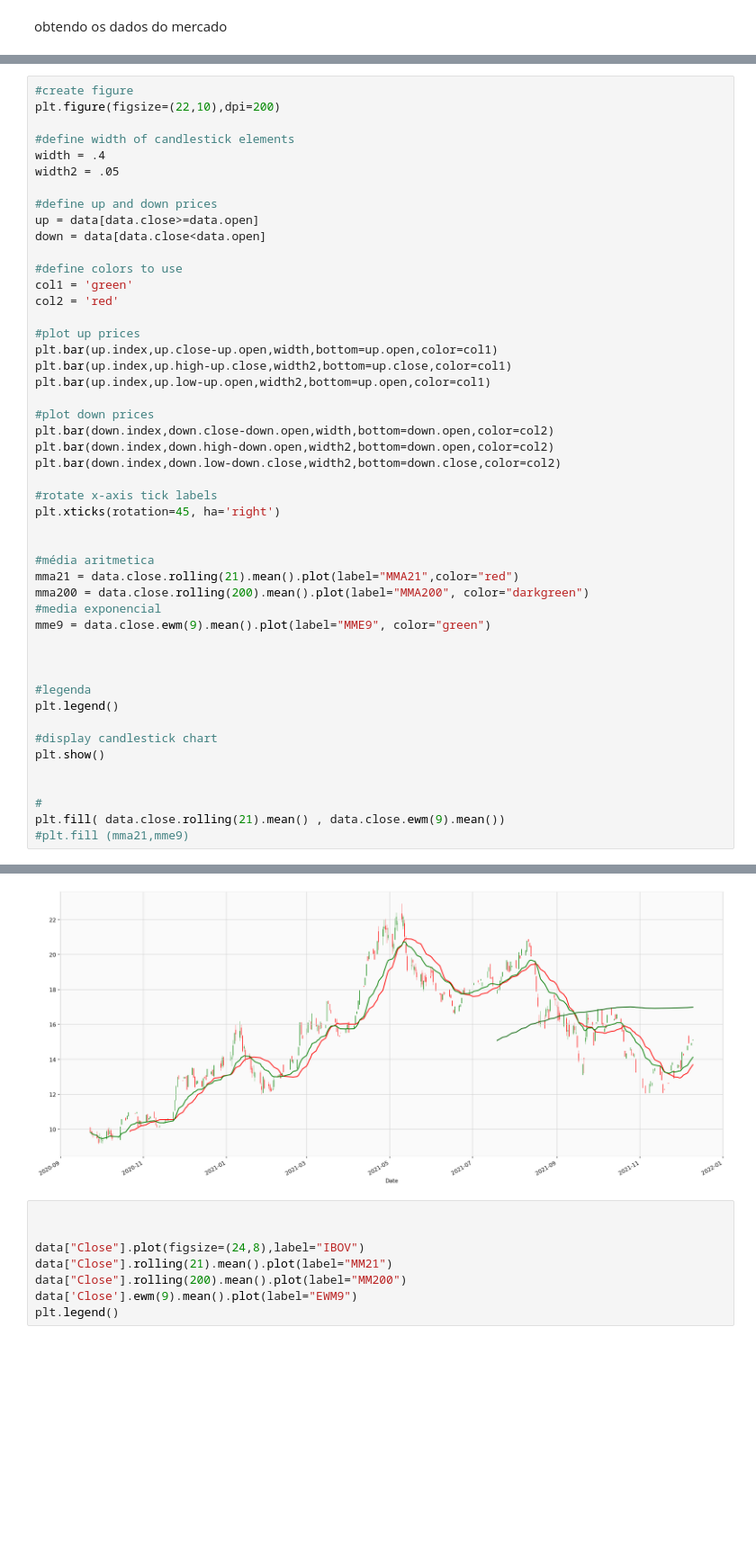
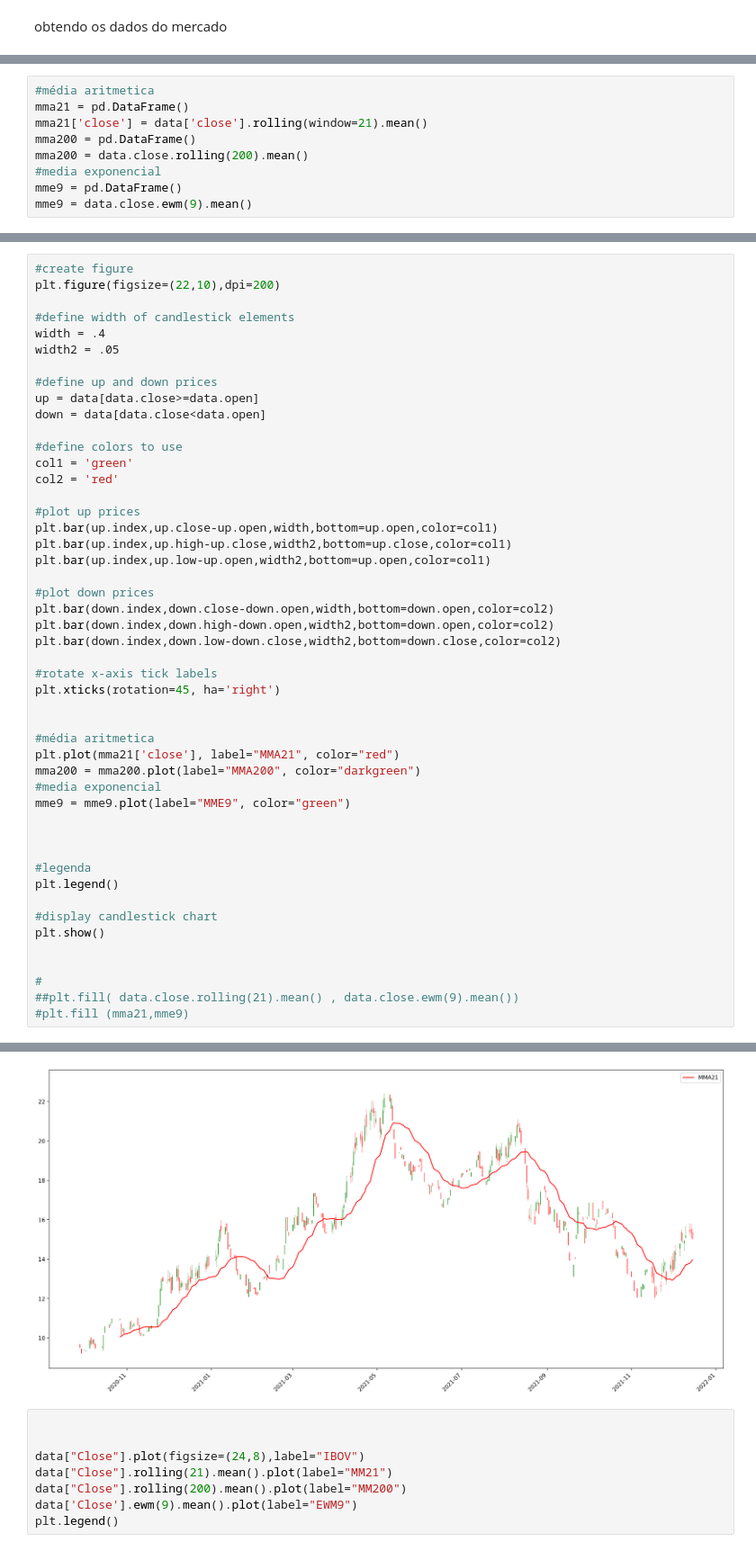
Before and after one commit to mozzaquatro/financial_market, a Jupyter notebook: 02_Definindo_intervalos,_calculando_e_plotando_médias_móveis.ipynb, the cells around one changed output, grey strips where cells are left out. Shown at 90% size. Drawn from its saved outputs; the diff is of its cells as text; blank space fills up the shorter version.

```diff
--- a/02_Definindo_intervalos,_calculando_e_plotando_médias_móveis.ipynb
+++ b/02_Definindo_intervalos,_calculando_e_plotando_médias_móveis.ipynb
@@ -30,0 +46,9 @@ data
+# %%
+#média aritmetica
+mma21 = pd.DataFrame()
+mma21['close'] = data['close'].rolling(window=21).mean()
+mma200 = pd.DataFrame()
+mma200 = data.close.rolling(200).mean()
+#media exponencial
+mme9 = pd.DataFrame()
+mme9 = data.close.ewm(9).mean()
@@ -59,10 +138,10 @@ plt.xticks(rotation=45, ha='right')
 
 
 #média aritmetica
-mma21 = data.close.rolling(21).mean().plot(label="MMA21",color="red")
-mma200 = data.close.rolling(200).mean().plot(label="MMA200", color="darkgreen")
+plt.plot(mma21['close'], label="MMA21", color="red")
+mma200 = mma200.plot(label="MMA200", color="darkgreen")
 #media exponencial
-mme9 = data.close.ewm(9).mean().plot(label="MME9", color="green")
+mme9 = mme9.plot(label="MME9", color="green")
 
 
 
@@ -74,6 +153,6 @@ plt.show()
 
 
 #
-plt.fill( data.close.rolling(21).mean() , data.close.ewm(9).mean())
+##plt.fill( data.close.rolling(21).mean() , data.close.ewm(9).mean())
 #plt.fill (mma21,mme9)
 # %% [output]
@@ -81,4 +159,4 @@ AttributeError: ignored
-[figure, old version]
+[figure, new version]
 # %%
 
 
```
Also changed, not shown: parts of 5 cells of this notebook.
